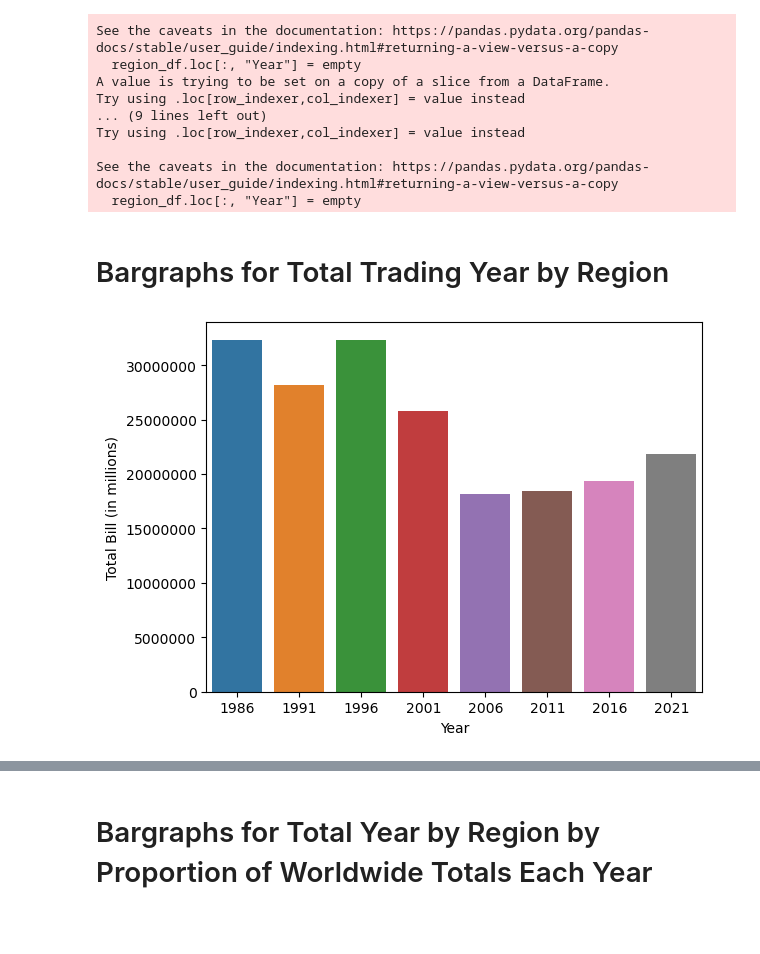
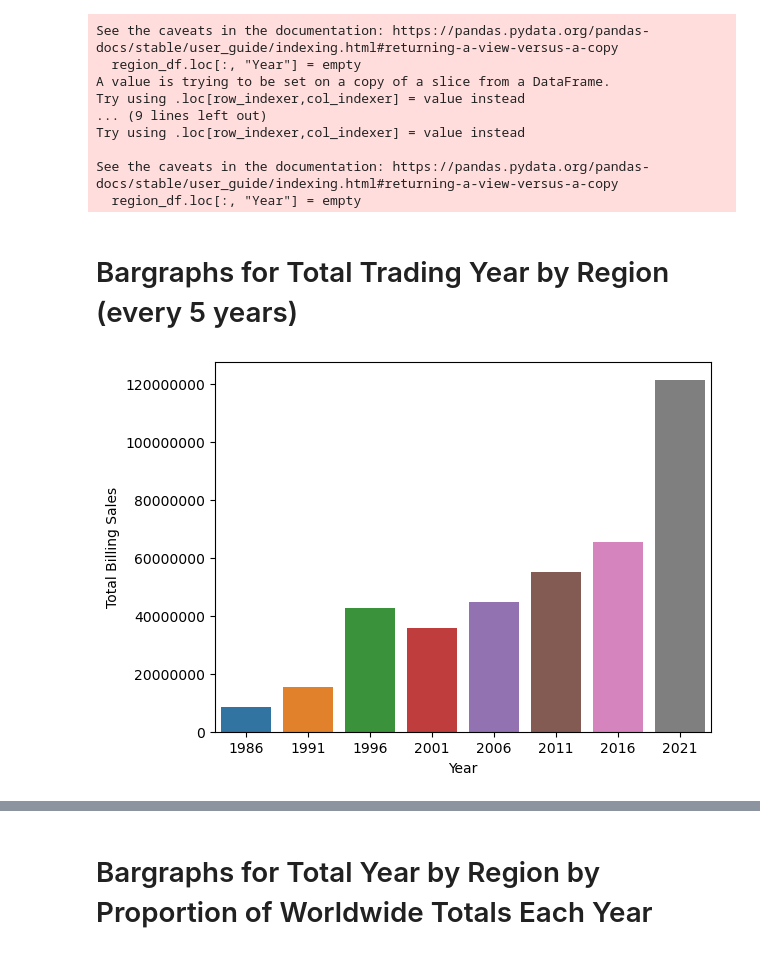
Before and after one commit to jokavishe/semiconductor-project, a Jupyter notebook: semiconductor_explore.ipynb, the cells around one changed output, grey strips where cells are left out. Saved outputs shown, nothing was run; the diff lists cells and outputs as text; code cells hidden in the pictures; blank space fills up the shorter version.

```diff
--- a/semiconductor_explore.ipynb
+++ b/semiconductor_explore.ipynb
@@ -80,16 +81,16 @@ japan["Total Year Percentage"] = japan["Total Year (Region)"] / japan["Total Yea
 europe["Total Year Percentage"] = europe["Total Year (Region)"] / europe["Total Year (Worldwide)"]
 asia_pacific["Total Year Percentage"] = asia_pacific["Total Year (Region)"] / asia_pacific["Total Year (Worldwide)"]
 # %% [markdown]
-# Bargraphs for Total Trading Year by Region
+# Bargraphs for Total Trading Year by Region (every 5 years)
 # %%
 #Barplot visualization for Americas
-sns.barplot(data=america[::5], x="Year", y="Total Year Percentage", )
+sns.barplot(data=america[::5], x="Year", y="Total Year (Region)")
 y_labels = [int(float(label.get_text())*1e8) for label in plt.gca().get_yticklabels()]
 plt.gca().set_yticklabels(y_labels)
 
 # Add a label to clarify the unit
-plt.ylabel('Total Bill (in millions)')
+plt.ylabel('Total Billing Sales')
 plt.show()
 # %% [output]
-[figure, old version]
+[figure, new version]
 # %%
```
Also changed, not shown: parts of 11 cells of this notebook, 9 other files.
